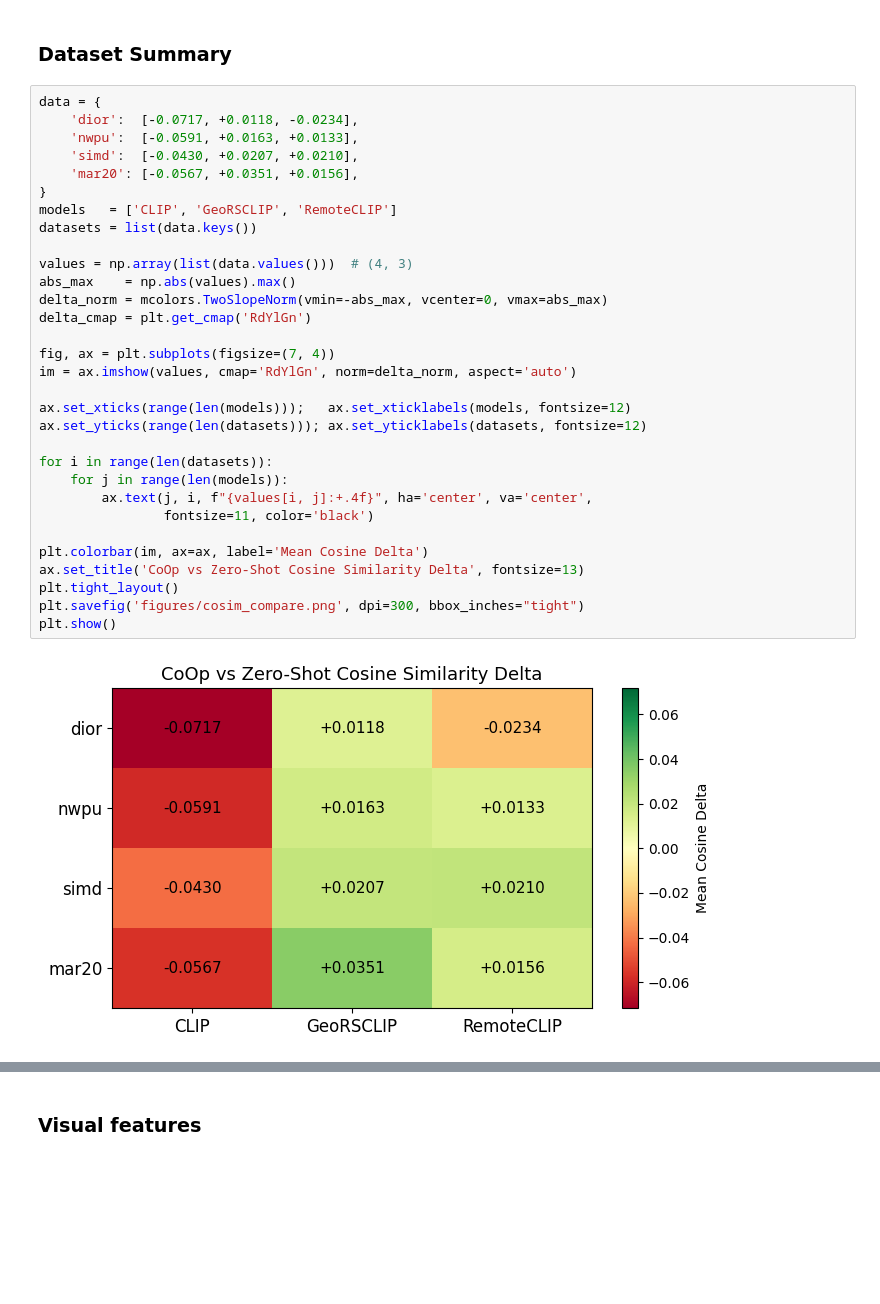
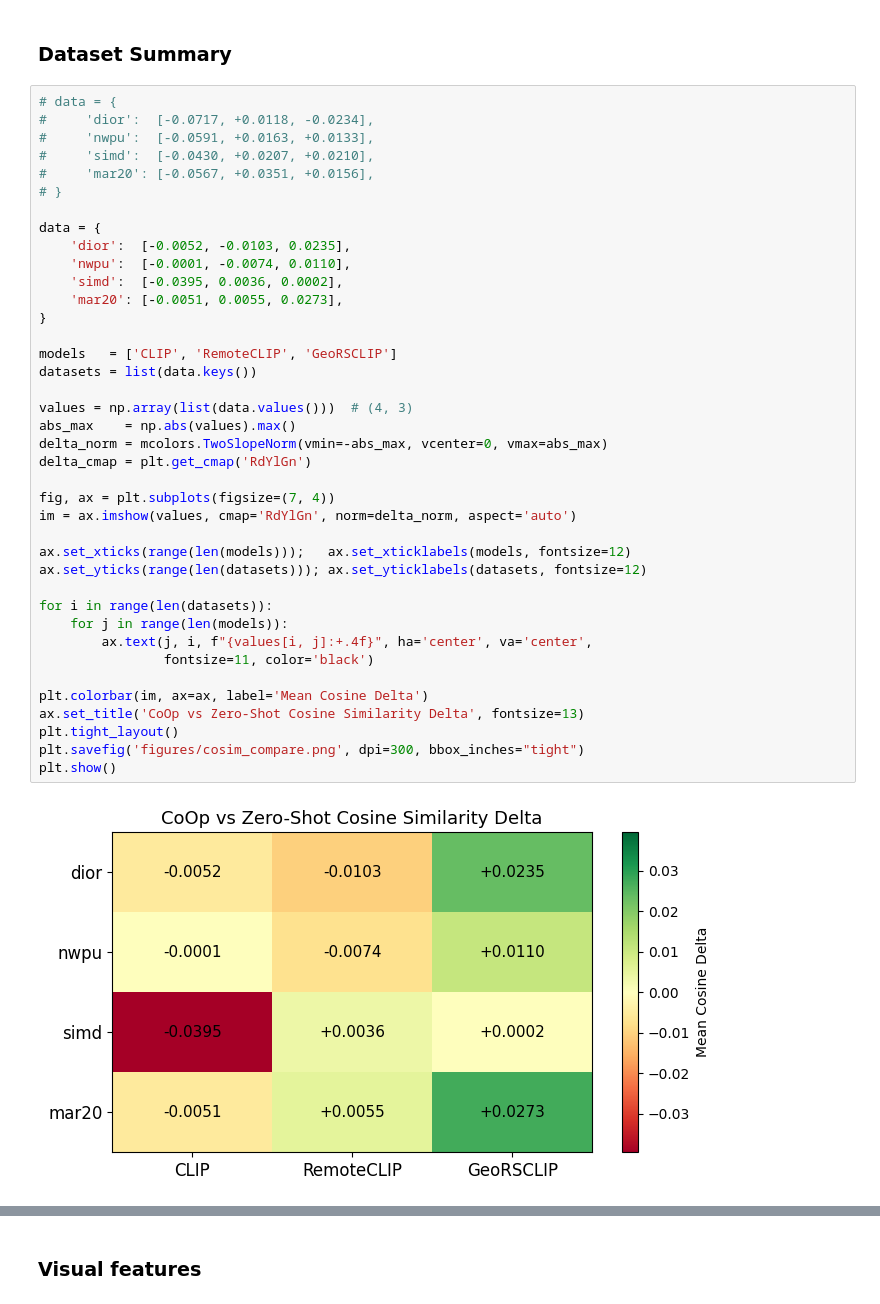
Before and after one commit to madelineloui/ovdsat, a Jupyter notebook: embedding_analysis.ipynb, the cells around one changed output, grey strips where cells are left out. Drawn from its saved outputs; the diff is of its cells as text; blank space fills up the shorter version.

```diff
--- a/embedding_analysis.ipynb
+++ b/embedding_analysis.ipynb
@@ -709,35 +838,43 @@ plot_umap_simple(
 # %% [markdown]
 ### Dataset Summary
 # %%
+# data = {
+#     'dior':  [-0.0717, +0.0118, -0.0234],
+#     'nwpu':  [-0.0591, +0.0163, +0.0133],
+#     'simd':  [-0.0430, +0.0207, +0.0210],
+#     'mar20': [-0.0567, +0.0351, +0.0156],
+# }
+
 data = {
-    'dior':  [-0.0717, +0.0118, -0.0234],
-    'nwpu':  [-0.0591, +0.0163, +0.0133],
-    'simd':  [-0.0430, +0.0207, +0.0210],
-    'mar20': [-0.0567, +0.0351, +0.0156],
+    'dior':  [-0.0052, -0.0103, 0.0235],
+    'nwpu':  [-0.0001, -0.0074, 0.0110],
+    'simd':  [-0.0395, 0.0036, 0.0002],
+    'mar20': [-0.0051, 0.0055, 0.0273],
 }
-models   = ['CLIP', 'GeoRSCLIP', 'RemoteCLIP']
+
+models   = ['CLIP', 'RemoteCLIP', 'GeoRSCLIP']
 datasets = list(data.keys())
 
 values = np.array(list(data.values()))  # (4, 3)
 abs_max    = np.abs(values).max()
 delta_norm = mcolors.TwoSlopeNorm(vmin=-abs_max, vcenter=0, vmax=abs_max)
 delta_cmap = plt.get_cmap('RdYlGn')
 
 fig, ax = plt.subplots(figsize=(7, 4))
 im = ax.imshow(values, cmap='RdYlGn', norm=delta_norm, aspect='auto')
 
 ax.set_xticks(range(len(models)));   ax.set_xticklabels(models, fontsize=12)
 ax.set_yticks(range(len(datasets))); ax.set_yticklabels(datasets, fontsize=12)
 
 for i in range(len(datasets)):
     for j in range(len(models)):
         ax.text(j, i, f"{values[i, j]:+.4f}", ha='center', va='center',
                 fontsize=11, color='black')
 
 plt.colorbar(im, ax=ax, label='Mean Cosine Delta')
 ax.set_title('CoOp vs Zero-Shot Cosine Similarity Delta', fontsize=13)
 plt.tight_layout()
 plt.savefig('figures/cosim_compare.png', dpi=300, bbox_inches="tight")
 plt.show()
 # %% [output]
-[figure, old version]
+[figure, new version]
```
Also changed, not shown: parts of 17 cells of this notebook, 15 other files.
